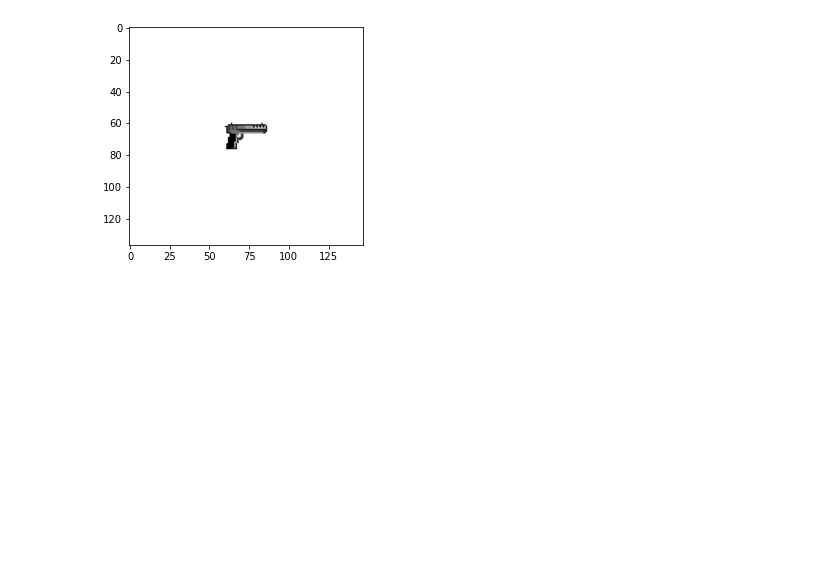
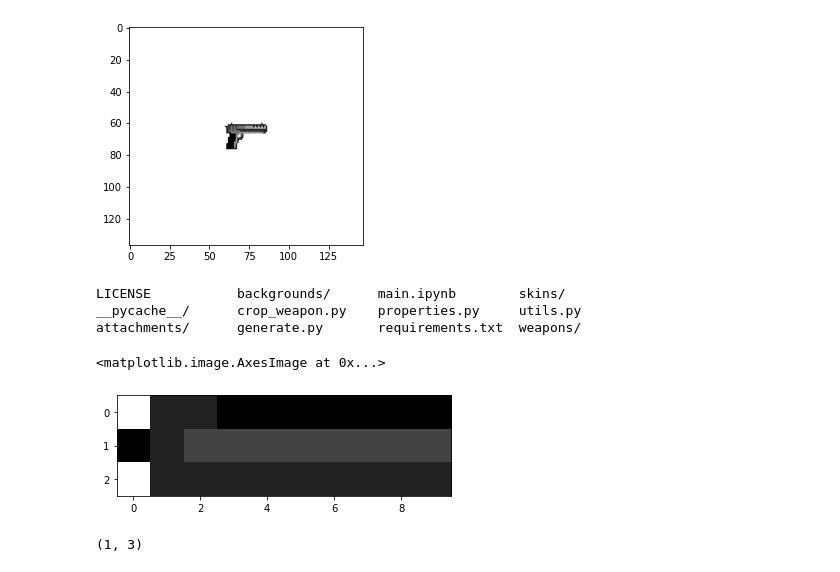
Before and after one commit to piotrostr/pixil-artillery, a Jupyter notebook: main.ipynb, the cells around one changed output. Drawn from its saved outputs; the diff is of its cells as text; code cells hidden in the pictures; blank space fills up the shorter version.

```diff
--- a/main.ipynb
+++ b/main.ipynb
@@ -105,3 +103,9 @@ plt.imshow(att)
 fit_attachment(deagle, 'deagle', 'flamethrower')
 # %% [output]
 [figure]
+# %%
+ls
+# %% [output]
+LICENSE           backgrounds/      main.ipynb        skins/
+__pycache__/      crop_weapon.py    properties.py     utils.py
+attachments/      generate.py       requirements.txt  weapons/
@@ -107,0 +114,5 @@ fit_attachment(deagle, 'deagle', 'flamethrower')
+# %%
+plt.imshow()
+# %% [output]
+<matplotlib.image.AxesImage at 0x...>
+[figure, added]
@@ -107,0 +121,4 @@ fit_attachment(deagle, 'deagle', 'flamethrower')
+# %%
+get_bottom_px(suppressor)
+# %% [output]
+(1, 3)
```
Also changed, not shown: parts of 3 cells of this notebook, 11 other files.
